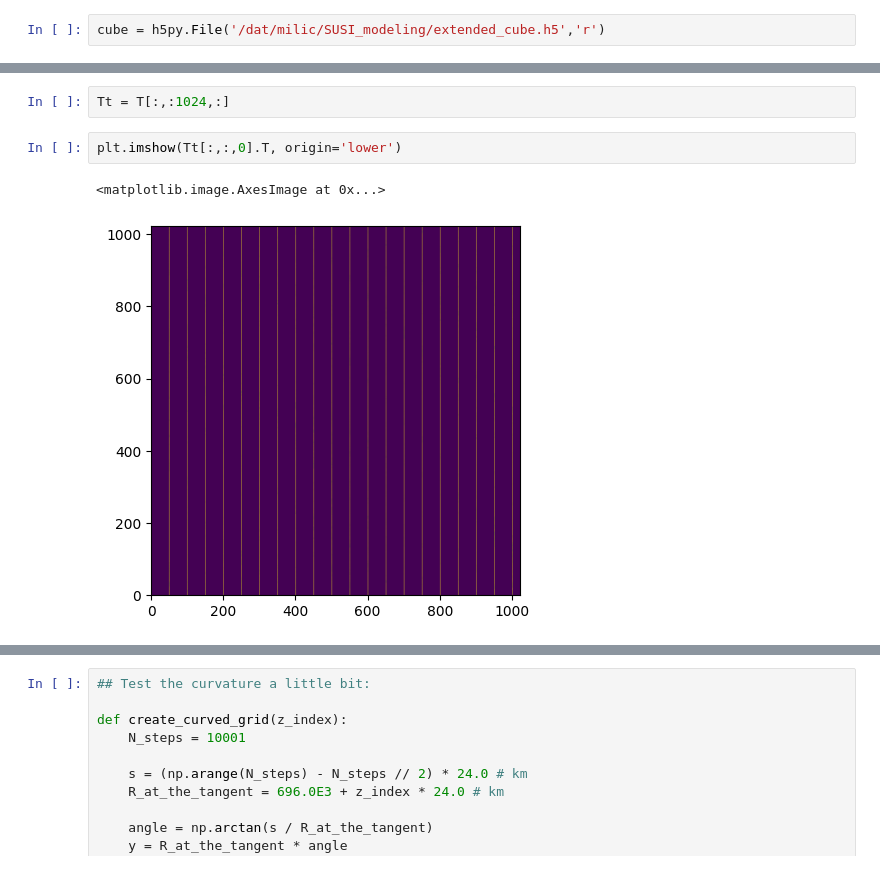
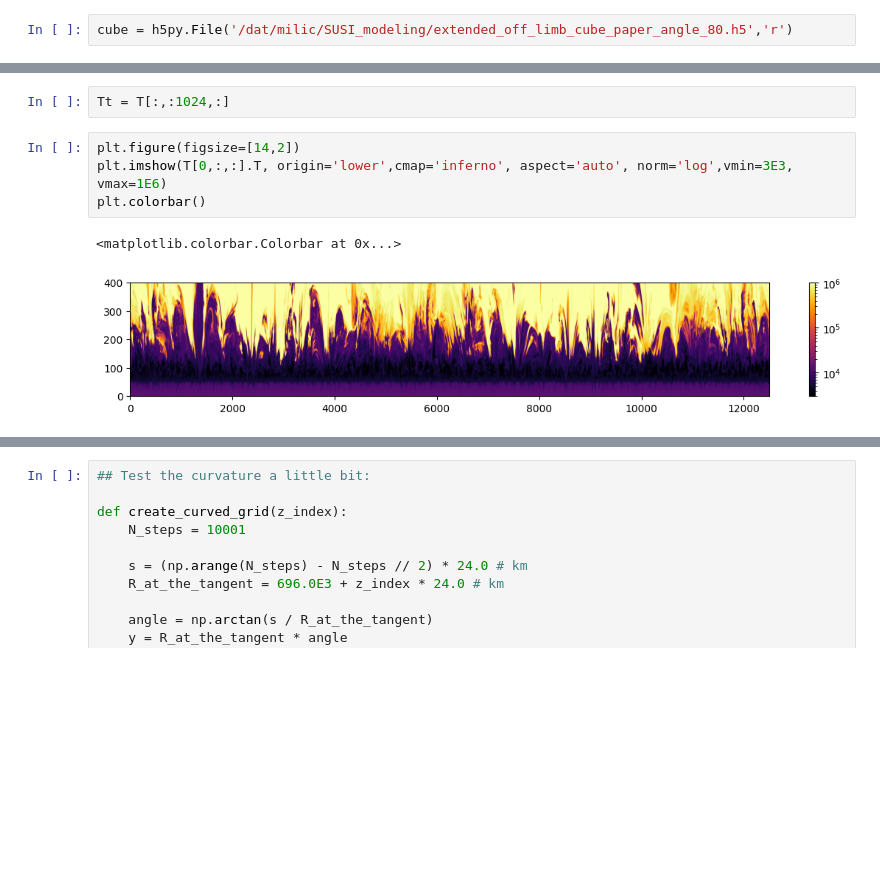
Before and after one commit to ivanzmilic/offlimb_3D_modeling, a Jupyter notebook: synth_test.ipynb, the cells around one changed output, grey strips where cells are left out. Drawn from its saved outputs; the diff is of its cells as text; blank space fills up the shorter version.

Commit message:
A lot of files changed or moved around before the paper submission

```diff
--- a/synth_test.ipynb
+++ b/synth_test.ipynb
@@ -5,7 +5,7 @@ import calc_op_em as coe
 import h5py
 from tqdm import tqdm
 # %%
-cube = h5py.File('/dat/milic/SUSI_modeling/extended_cube.h5','r')
+cube = h5py.File('/dat/milic/SUSI_modeling/extended_off_limb_cube_paper_angle_80.h5','r')
 # %%
 T = cube['Temperature']
 # %%
@@ -38,7 +15,9 @@ print(y_total)
 # %%
 Tt = T[:,:1024,:]
 # %%
-plt.imshow(Tt[:,:,0].T, origin='lower')
+plt.figure(figsize=[14,2])
+plt.imshow(T[0,:,:].T, origin='lower',cmap='inferno', aspect='auto', norm='log',vmin=3E3, vmax=1E6)
+plt.colorbar()
 # %% [output]
-<matplotlib.image.AxesImage at 0x...>
+<matplotlib.colorbar.Colorbar at 0x...>
-[figure, old version]
+[figure, new version]
```
Also changed, not shown: parts of 10 cells of this notebook, 7 other files.
